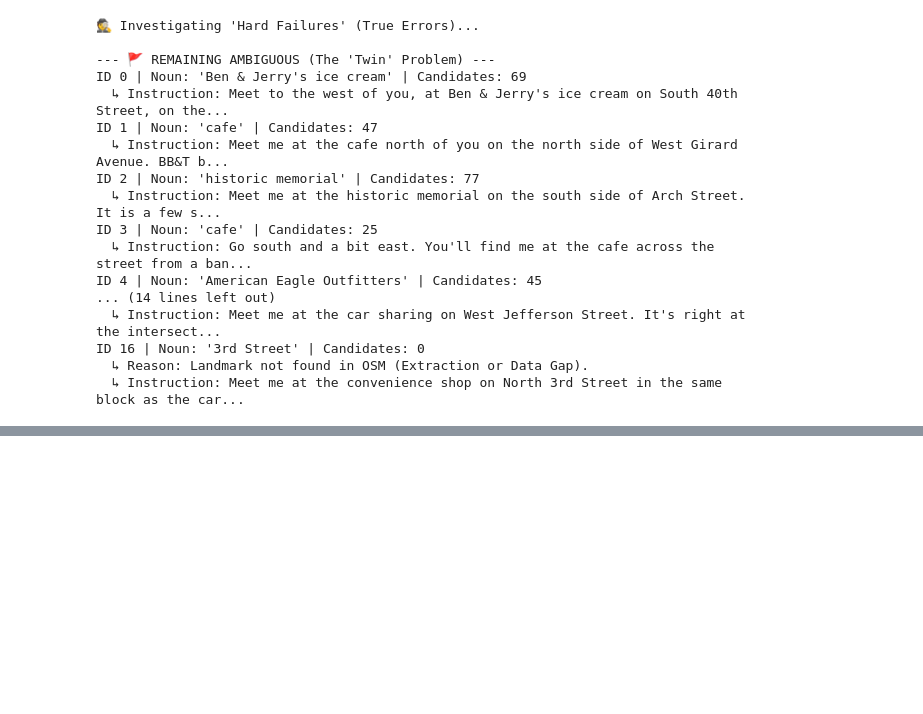
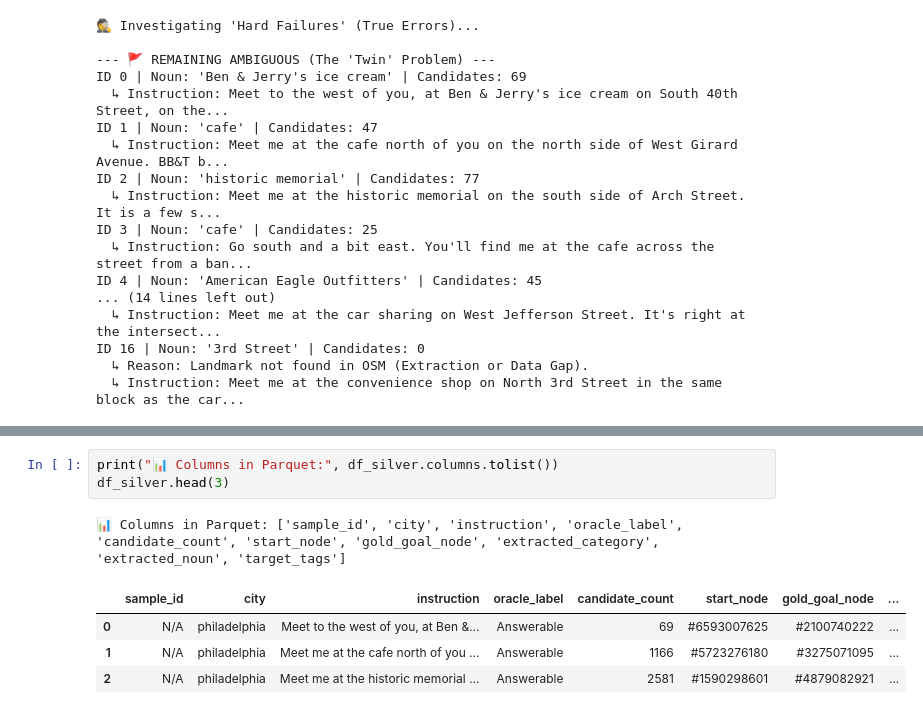
Before and after one commit to Adan-Assi/nlp-allocentric-spatial-reasoning, a Jupyter notebook: notebooks/philly_rescue_931_ambiguous.ipynb, the cells around one changed output, grey strips where cells are left out. Saved outputs shown, nothing was run; the diff lists cells and outputs as text; blank space fills up the shorter version.

Commit message:
feat: deploy RVS Master Gold dataset and research documentation

```diff
--- a/notebooks/philly_rescue_931_ambiguous.ipynb
+++ b/notebooks/philly_rescue_931_ambiguous.ipynb
@@ -463,0 +746,9 @@ ID 16 | Noun: '3rd Street' | Candidates: 0
+# %%
+print("📊 Columns in Parquet:", df_silver.columns.tolist())
+df_silver.head(3)
+# %% [output]
+📊 Columns in Parquet: ['sample_id', 'city', 'instruction', 'oracle_label', 'candidate_count', 'start_node', 'gold_goal_node', 'extracted_category', 'extracted_noun', 'target_tags']
+|  | sample_id | city | instruction | oracle_label | candidate_count | start_node | gold_goal_node | ... |
+| 0 | N/A | philadelphia | Meet to the west of you, at Ben &... | Answerable | 69 | #6593007625 | #2100740222 | ... |
+| 1 | N/A | philadelphia | Meet me at the cafe north of you ... | Answerable | 1166 | #5723276180 | #3275071095 | ... |
+| 2 | N/A | philadelphia | Meet me at the historic memorial ... | Answerable | 2581 | #1590298601 | #4879082921 | ... |
```
Also changed, not shown: parts of 21 cells of this notebook, 16 other files.
